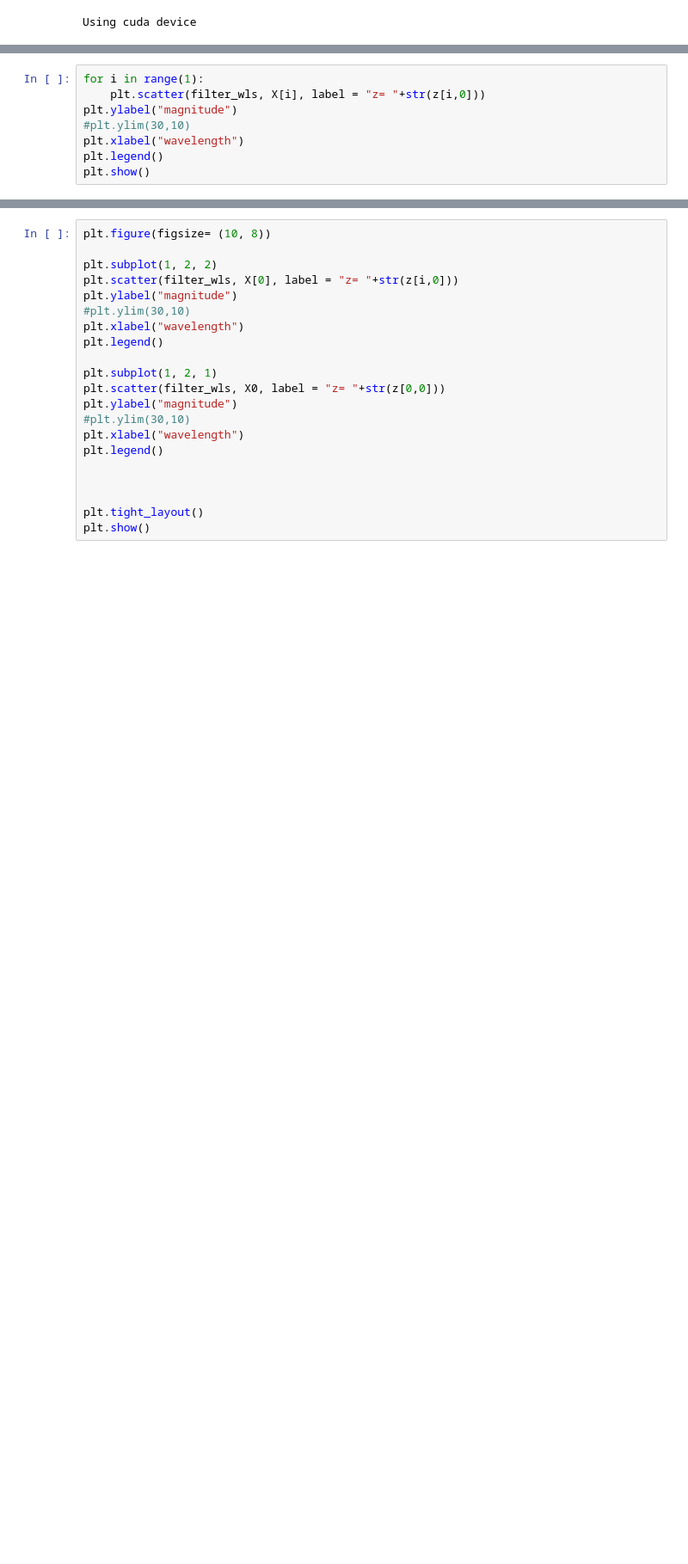
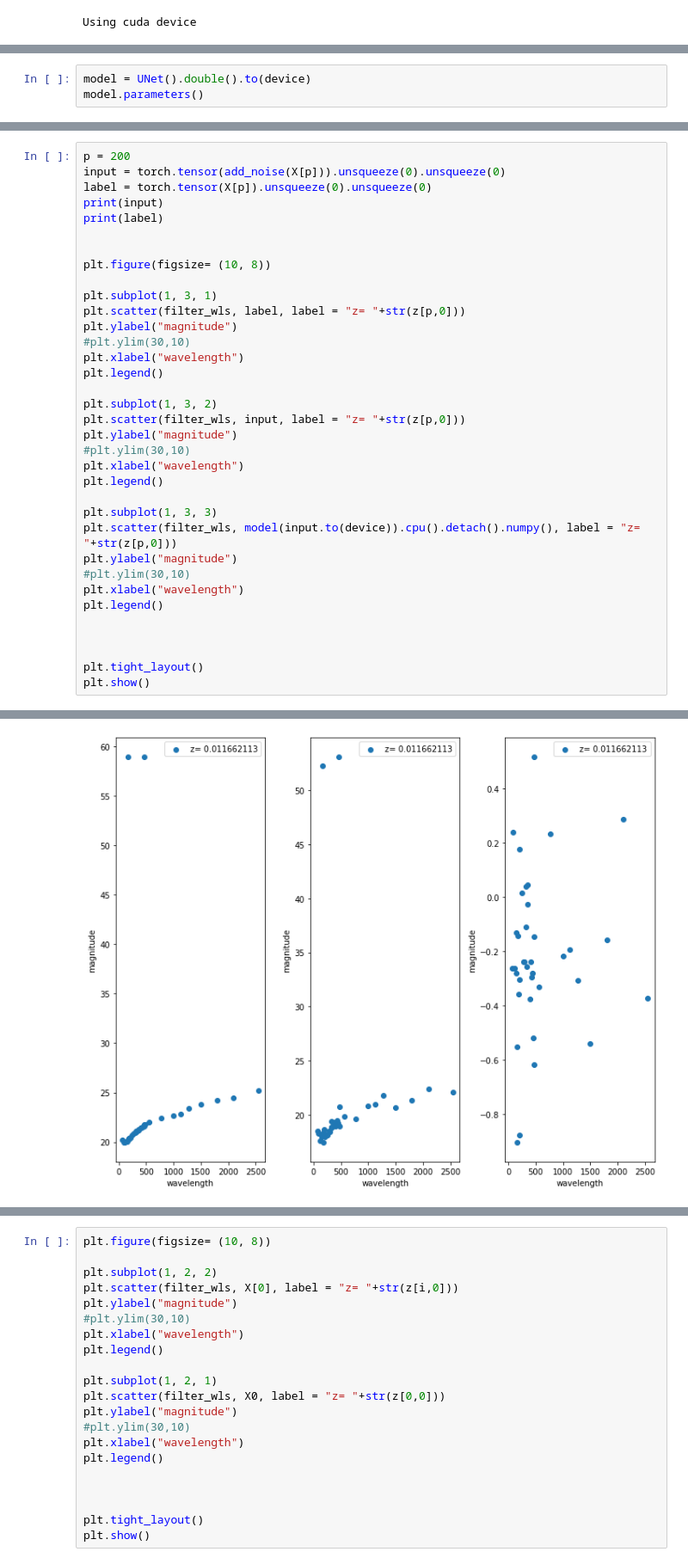
Before and after one commit to smoffe1604/BSc, a Jupyter notebook: main.ipynb, the cells around one changed output, grey strips where cells are left out. Shown: that part at 86% size. Cells and saved outputs as stored; diff of their text form; blank space fills up the shorter version.

```diff
--- a/main.ipynb
+++ b/main.ipynb
@@ -63,8 +67,0 @@ indices=[0,10,30,500,15000,800000]
-# %%
-for i in range(1):
-    plt.scatter(filter_wls, X[i], label = "z= "+str(z[i,0]))
-plt.ylabel("magnitude")
-#plt.ylim(30,10)
-plt.xlabel("wavelength")
-plt.legend()
-plt.show()
@@ -206,0 +180,3 @@ RuntimeError: Given transposed=1, weight of size [256, 256, 2], expected input[1
+# %%
+model = UNet().double().to(device)
+model.parameters()
@@ -206,0 +288,36 @@ RuntimeError: Given transposed=1, weight of size [256, 256, 2], expected input[1
+# %%
+p = 200
+input = torch.tensor(add_noise(X[p])).unsqueeze(0).unsqueeze(0)
+label = torch.tensor(X[p]).unsqueeze(0).unsqueeze(0)
+print(input)
+print(label)
+
+
+plt.figure(figsize= (10, 8))
+
+plt.subplot(1, 3, 1)
+plt.scatter(filter_wls, label, label = "z= "+str(z[p,0]))
+plt.ylabel("magnitude")
+#plt.ylim(30,10)
+plt.xlabel("wavelength")
+plt.legend()
+
+plt.subplot(1, 3, 2)
+plt.scatter(filter_wls, input, label = "z= "+str(z[p,0]))
+plt.ylabel("magnitude")
+#plt.ylim(30,10)
+plt.xlabel("wavelength")
+plt.legend()
+
+plt.subplot(1, 3, 3)
+plt.scatter(filter_wls, model(input.to(device)).cpu().detach().numpy(), label = "z= "+str(z[p,0]))
+plt.ylabel("magnitude")
+#plt.ylim(30,10)
+plt.xlabel("wavelength")
+plt.legend()
+
+
+
+plt.tight_layout()
+plt.show()
+# %% [output]
@@ -206,0 +336 @@ RuntimeError: Given transposed=1, weight of size [256, 256, 2], expected input[1
+[figure, added]
```
Also changed, not shown: parts of 22 cells of this notebook, 2 other files.
